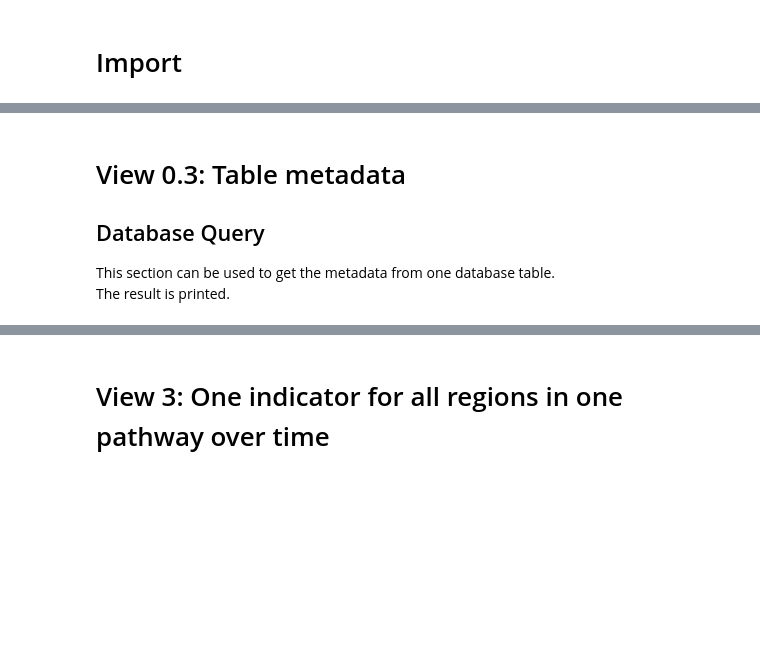
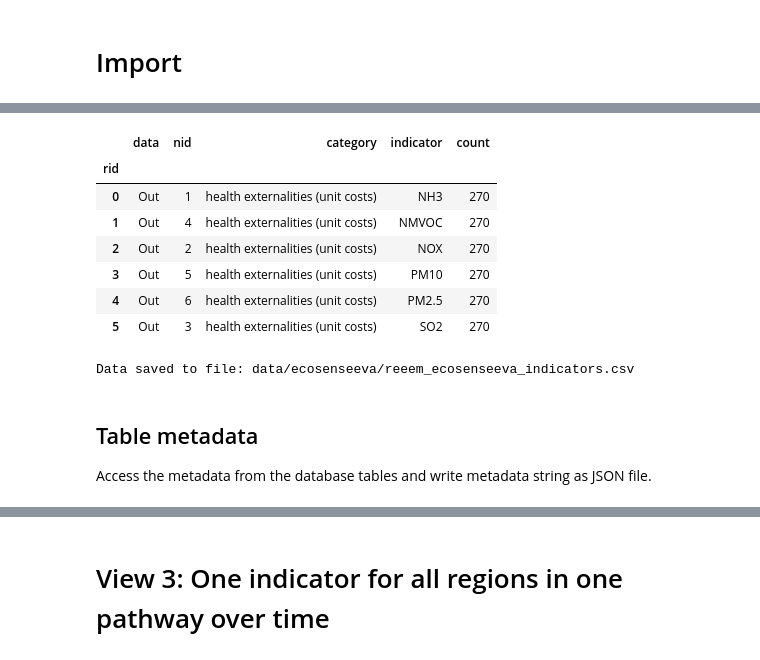
Before and after one commit to ReeemProject/reeem_db, a Jupyter notebook: database_views/reeem_jupyter/reeem_db_plot_EcoSenseEVA.ipynb, the cells around one changed output, grey strips where cells are left out. Saved outputs shown, nothing was run; the diff lists cells and outputs as text; code cells hidden in the pictures; blank space fills up the shorter version.

```diff
--- a/database_views/reeem_jupyter/reeem_db_plot_EcoSenseEVA.ipynb
+++ b/database_views/reeem_jupyter/reeem_db_plot_EcoSenseEVA.ipynb
@@ -86,16 +217,24 @@ df
 # %%
-# Database select (SQL)
-column = 'year' # id, pathway, version, region, year, indicator, category, value, unit
+# Indicators
+column = 'nid,category,indicator' # id, pathway, version, region, year, indicator, category, value, unit
 sql = text("""
-    SELECT  {0}
-    FROM    model_draft.reeem_ecosenseeva_output
-    GROUP BY {0}
-    ORDER BY {0}; """.format(column))
-df = pd.read_sql_query(sql, con)
-df
+    SELECT  'In' AS data, {3}, count(*) AS count
+    FROM    {0}.{1}
+    GROUP BY {3}
+    UNION ALL
+    SELECT  'Out' AS data, {3}, count(*) AS count
+    FROM    {0}.{2}
+    GROUP BY {3}
+    ORDER BY category, indicator, nid; """.format(schema, table_in, table_out, column))
+df_ind = pd.read_sql_query(sql, con)
+df_ind.index.names = ['rid']
+df_ind
+# %% [output]
+|  | data | nid | category | indicator | count |
+| rid |  |  |  |  |  |
+| 0 | Out | 1 | health externalities (unit costs) | NH3 | 270 |
+| 1 | Out | 4 | health externalities (unit costs) | NMVOC | 270 |
+| 2 | Out | 2 | health externalities (unit costs) | NOX | 270 |
+| 3 | Out | 5 | health externalities (unit costs) | PM10 | 270 |
+| 4 | Out | 6 | health externalities (unit costs) | PM2.5 | 270 |
+| 5 | Out | 3 | health externalities (unit costs) | SO2 | 270 |
-# %% [markdown]
-# View 0.3: Table metadata
-## Database Query
-
-This section can be used to get the metadata from one database table.<br>
-The result is printed.<br>
@@ -106,0 +241,11 @@ df_meta
+# %%
+# Write data as CSV file
+csvname = 'data/{0}/reeem_{0}_indicators.csv'.format(folder)
+df_ind.to_csv(csvname, sep=';')
+print("Data saved to file:", csvname)
+# %% [output]
+Data saved to file: data/ecosenseeva/reeem_ecosenseeva_indicators.csv
+# %% [markdown]
+## Table metadata
+
+Access the metadata from the database tables and write metadata string as JSON file.<br>
```
Also changed, not shown: parts of 20 cells of this notebook, 3 other files.
